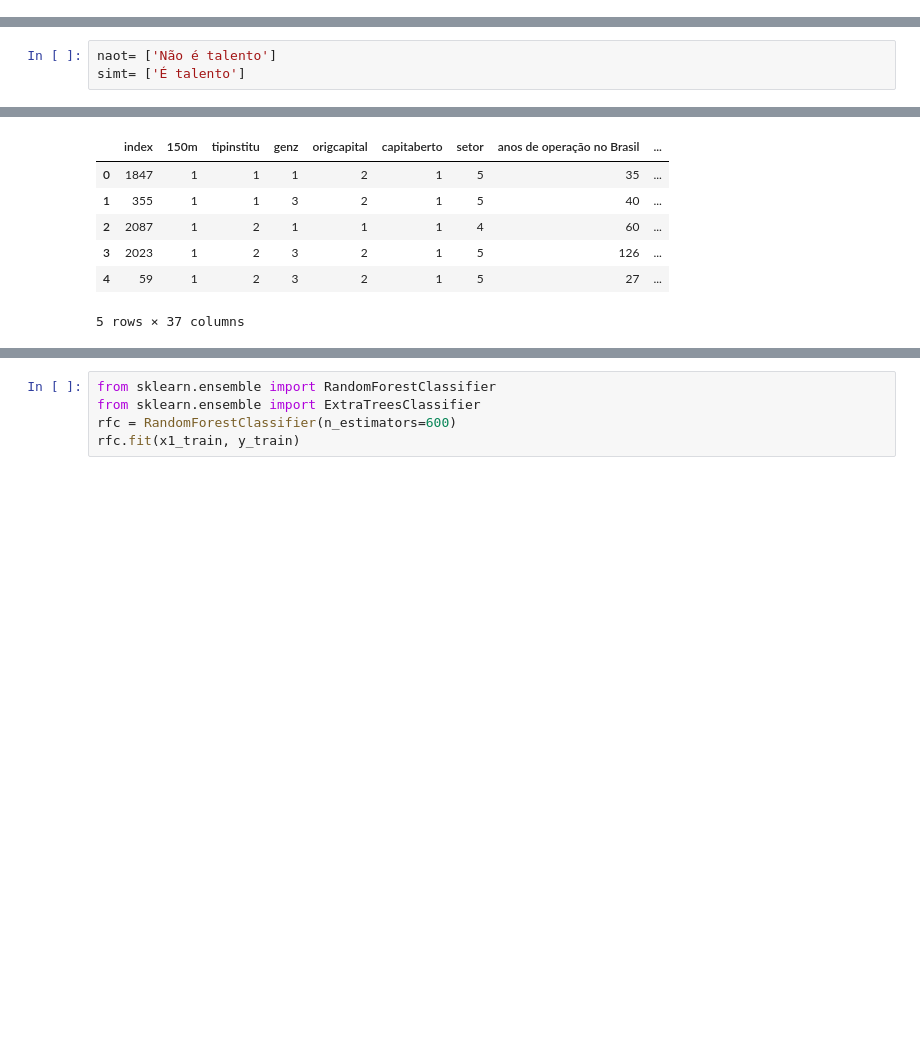
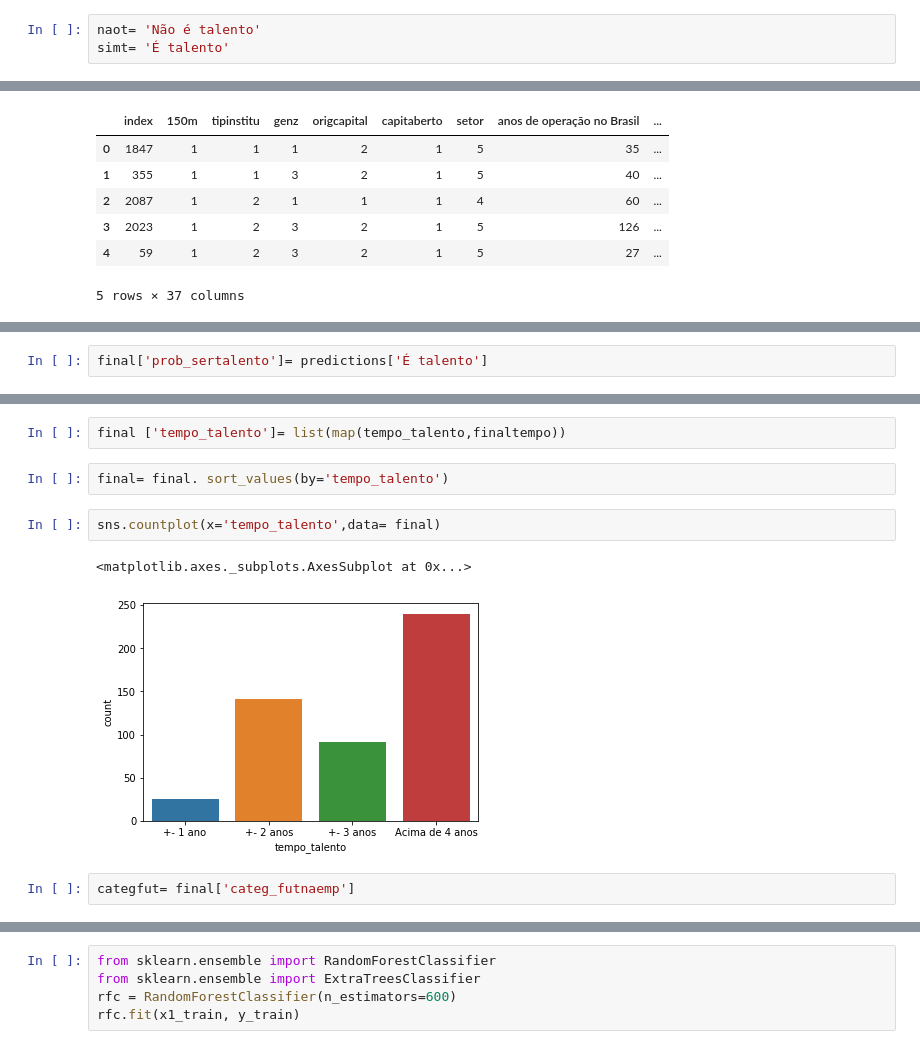
Before and after one commit to rdgcdasilva/gestao-talentos, a Jupyter notebook: Modelagem_RL e RF_ Python_dados Melhores.ipynb, the cells around one changed output, grey strips where cells are left out. Cells and saved outputs as stored; diff of their text form; blank space fills up the shorter version.

Commit message:
Talentos

```diff
--- a/Modelagem_RL e RF_ Python_dados Melhores.ipynb
+++ b/Modelagem_RL e RF_ Python_dados Melhores.ipynb
@@ -86,11 +78,11 @@ taxa_acerto = accuracy_score(y_test, predictions)
 taxa_acerto
 # %% [output]
 0.7269076305220884
+# %%
+naot= 'Não é talento'
+simt= 'É talento'
 # %%
 predictions = logmodel.predict_proba(x1_test)
-# %%
-naot= ['Não é talento']
-simt= ['É talento']
 # %%
 predictions = pd.DataFrame(predictions, columns= (naot, simt)).round(2)
 # %%
@@ -140,0 +101,2 @@ coef.to_excel('coef_teste.xls', sheet_name= 'sheet1')
+# %%
+final['prob_sertalento']= predictions['É talento']
@@ -140,0 +115,11 @@ coef.to_excel('coef_teste.xls', sheet_name= 'sheet1')
+# %%
+final ['tempo_talento']= list(map(tempo_talento,finaltempo))
+# %%
+final= final. sort_values(by='tempo_talento')
+# %%
+sns.countplot(x='tempo_talento',data= final)
+# %% [output]
+<matplotlib.axes._subplots.AxesSubplot at 0x...>
+[figure, added]
+# %%
+categfut= final['categ_futnaemp']
```
Also changed, not shown: parts of 26 cells of this notebook.
